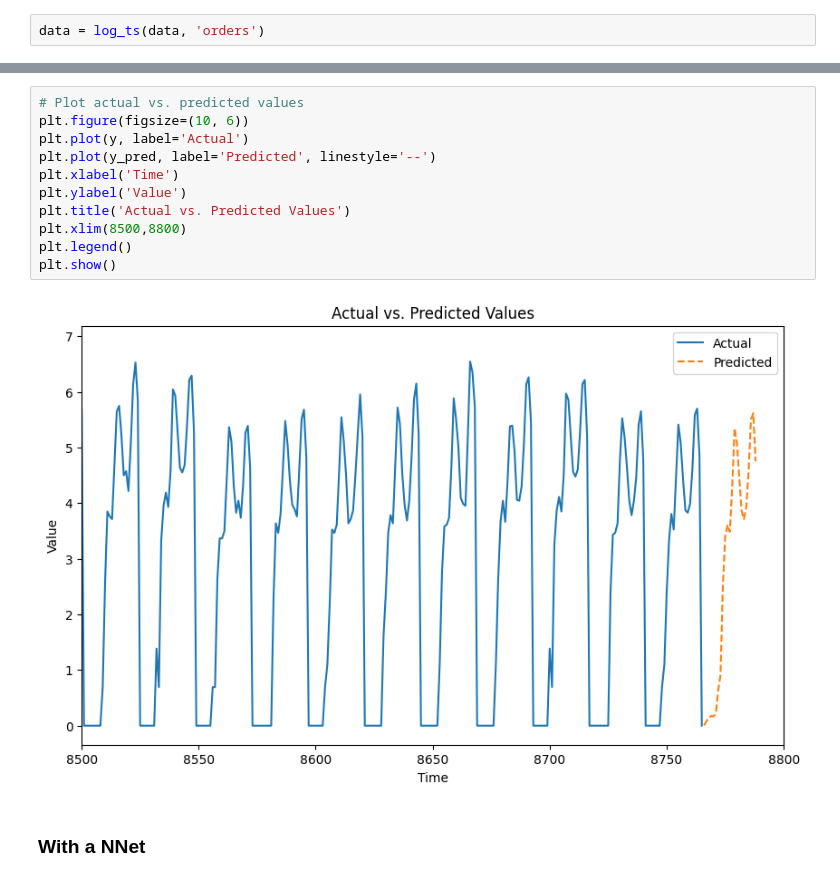
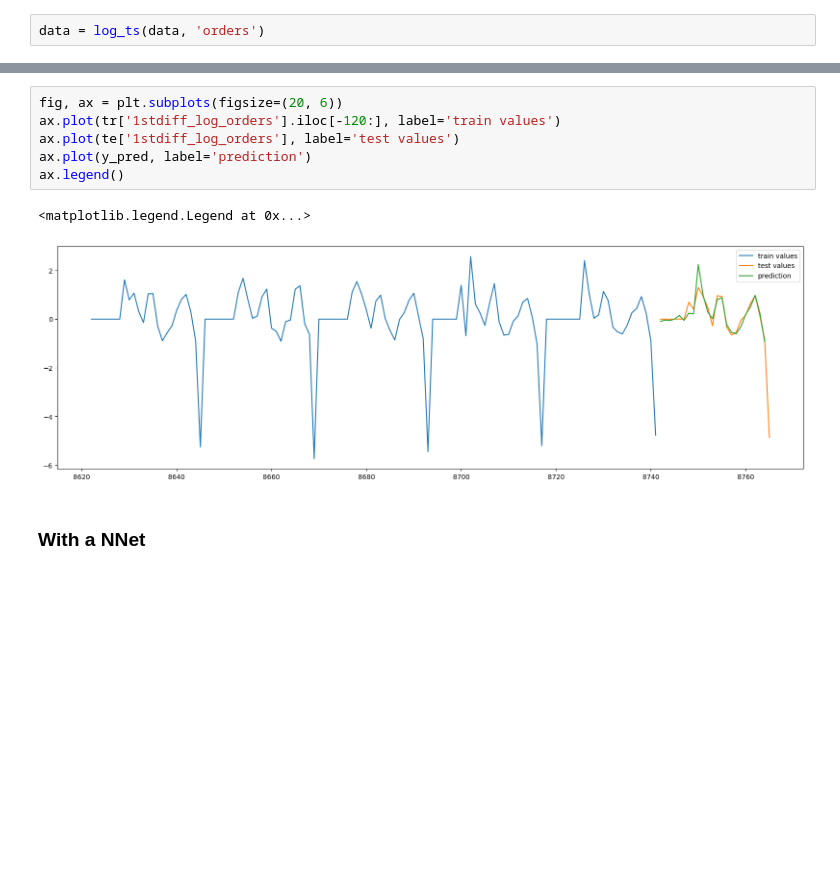
Before and after one commit to mhandt9/order-prediction, a Jupyter notebook: final_project.ipynb, the cells around one changed output, grey strips where cells are left out. Cells and saved outputs as stored; diff of their text form; blank space fills up the shorter version.

```diff
--- a/final_project.ipynb
+++ b/final_project.ipynb
@@ -118,15 +197,11 @@ Name: log_orders, dtype: float64
-# %%
-# Plot actual vs. predicted values
-plt.figure(figsize=(10, 6))
-plt.plot(y, label='Actual')
-plt.plot(y_pred, label='Predicted', linestyle='--')
-plt.xlabel('Time')
-plt.ylabel('Value')
-plt.title('Actual vs. Predicted Values')
-plt.xlim(8500,8800)
-plt.legend()
-plt.show()
-# %% [output]
-[figure, removed]
+# %%
+fig, ax = plt.subplots(figsize=(20, 6))
+ax.plot(tr['1stdiff_log_orders'].iloc[-120:], label='train values')
+ax.plot(te['1stdiff_log_orders'], label='test values')
+ax.plot(y_pred, label='prediction')
+ax.legend()
+# %% [output]
+<matplotlib.legend.Legend at 0x...>
+[figure, added]
 # %% [markdown]
 ### With a NNet
```
Also changed, not shown: parts of 17 cells of this notebook.
